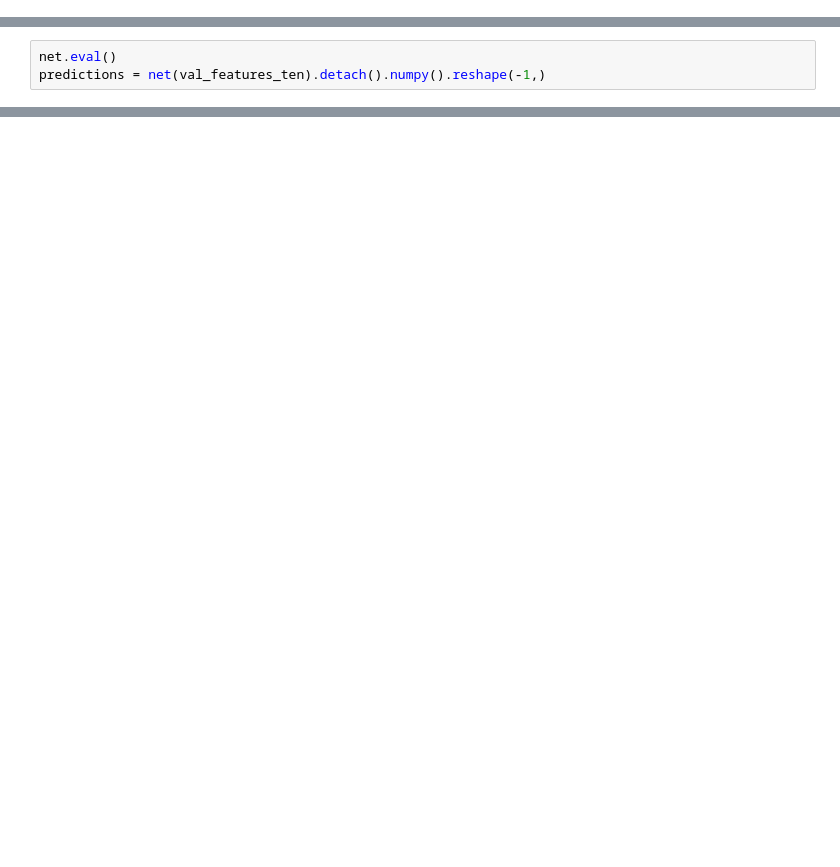
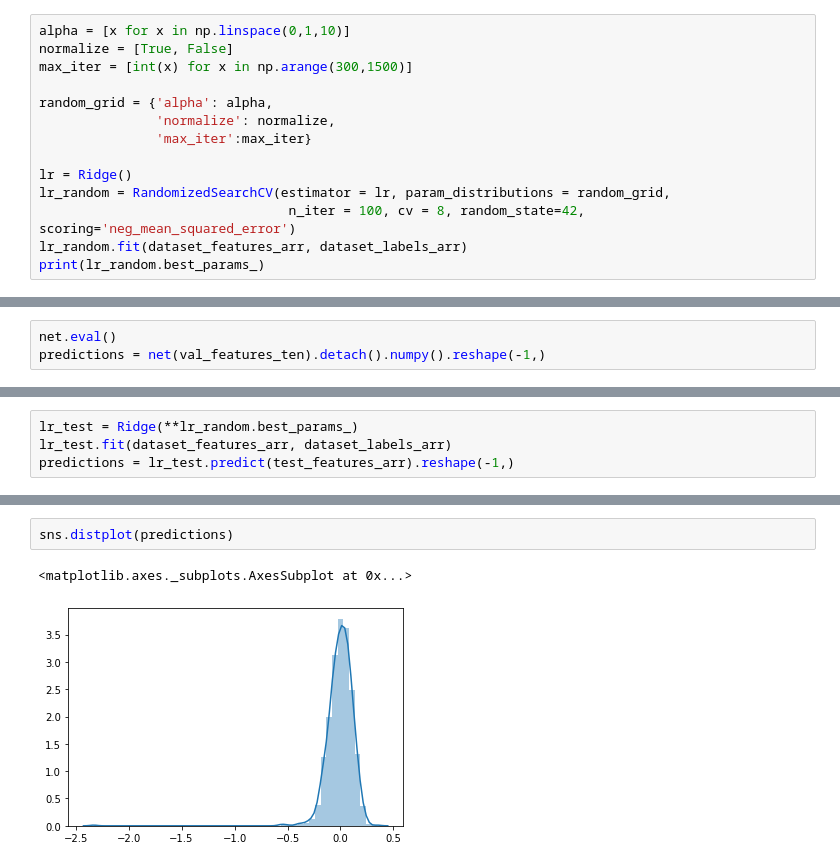
Before and after one commit to mdelaf1995/sentence_level_qe_ffl, a Jupyter notebook: exploration/Perfomance_Tests.ipynb, the cells around one changed output, grey strips where cells are left out. Cells and saved outputs as stored; diff of their text form; blank space fills up the shorter version.

```diff
--- a/exploration/Perfomance_Tests.ipynb
+++ b/exploration/Perfomance_Tests.ipynb
@@ -212,0 +116,14 @@ Variable: adverbs_diff         Importance: 0.0
+# %%
+alpha = [x for x in np.linspace(0,1,10)]
+normalize = [True, False]
+max_iter = [int(x) for x in np.arange(300,1500)]
+
+random_grid = {'alpha': alpha,
+               'normalize': normalize,
+               'max_iter':max_iter}
+
+lr = Ridge()
+lr_random = RandomizedSearchCV(estimator = lr, param_distributions = random_grid,
+                                n_iter = 100, cv = 8, random_state=42, scoring='neg_mean_squared_error')
+lr_random.fit(dataset_features_arr, dataset_labels_arr)
+print(lr_random.best_params_)
@@ -367,0 +360,4 @@ Mean Absolute Error: 0.5158
+# %%
+lr_test = Ridge(**lr_random.best_params_)
+lr_test.fit(dataset_features_arr, dataset_labels_arr)
+predictions = lr_test.predict(test_features_arr).reshape(-1,)
@@ -367,0 +375,5 @@ Mean Absolute Error: 0.5158
+# %%
+sns.distplot(predictions)
+# %% [output]
+<matplotlib.axes._subplots.AxesSubplot at 0x...>
+[figure, added]
```
Also changed, not shown: parts of 59 cells of this notebook.
